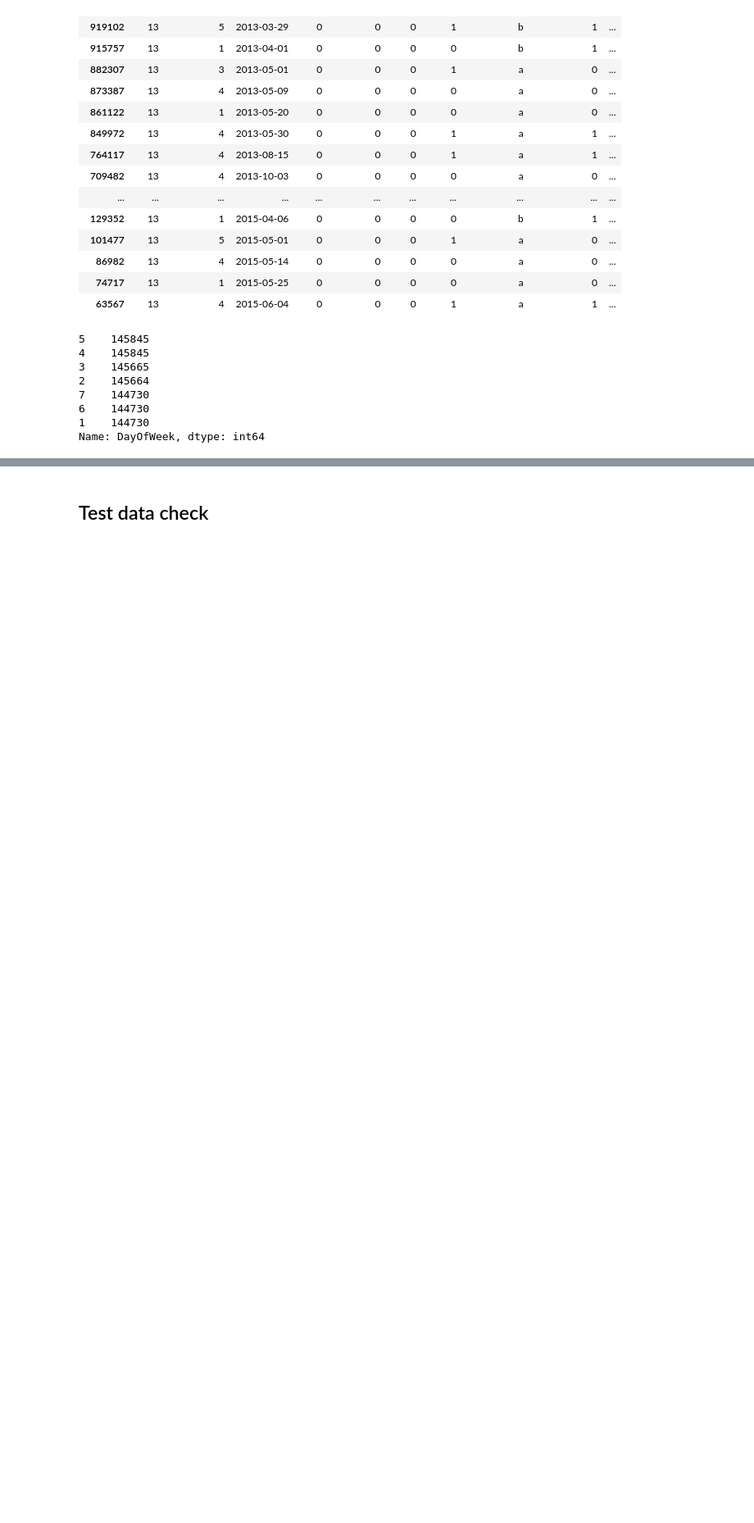
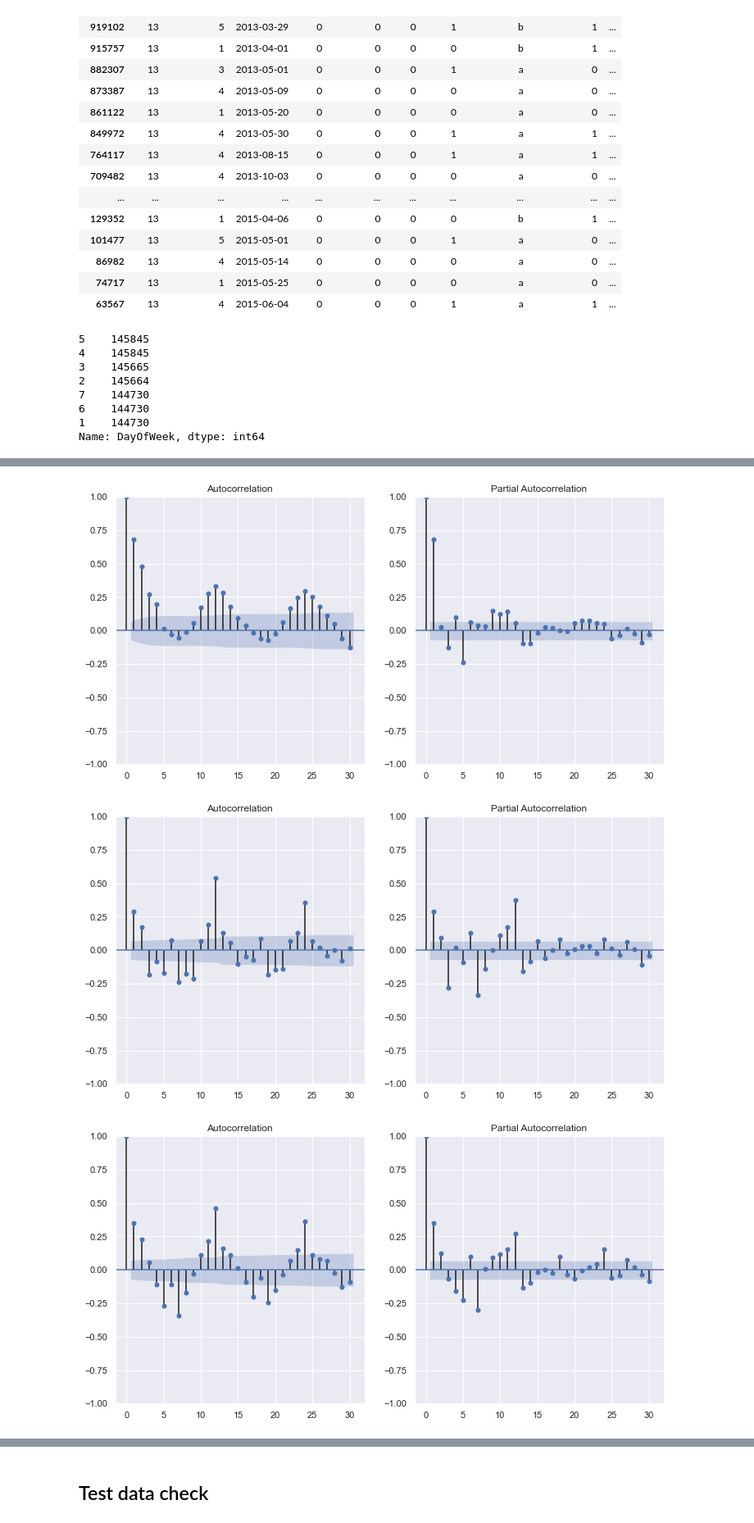
Before and after one commit to CYCCCCC/store_sales_prediction, a Jupyter notebook: store_sales.ipynb, the cells around one changed output, grey strips where cells are left out. Shown at 82% size. Cells and saved outputs as stored; diff of their text form; code cells hidden in the pictures; blank space fills up the shorter version.

```diff
--- a/store_sales.ipynb
+++ b/store_sales.ipynb
@@ -390,0 +425,14 @@ Name: DayOfWeek, dtype: int64
+# %%
+for i in range(1, 11):
+    sales_store = train_open[train_open['Store']==i]
+
+    plt.figure(figsize=(12, 6))
+    plt.subplot(121)
+    plot_acf(sales_store['Sales'], ax=plt.gca(), lags=30)
+    plt.subplot(122)
+    plot_pacf(sales_store['Sales'], ax=plt.gca(), lags=30)  # Adjust the lags as needed
+    plt.show()
+# %% [output]
+[figure, added]
+[figure, added]
+[figure, added]
```
Also changed, not shown: parts of 56 cells of this notebook.
